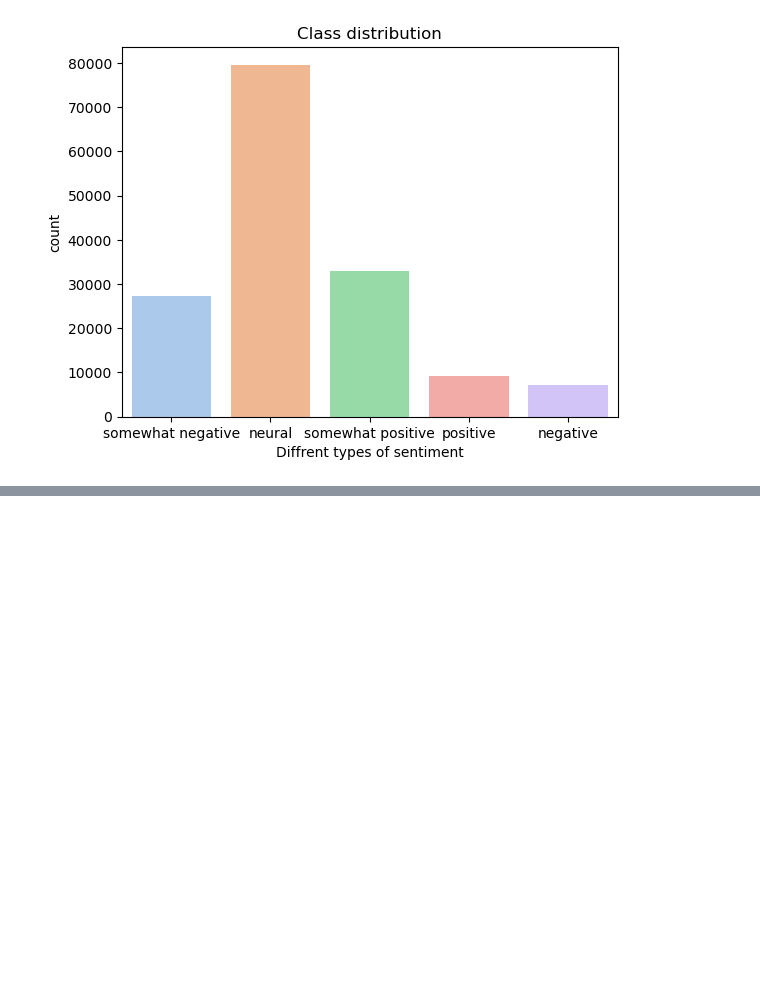
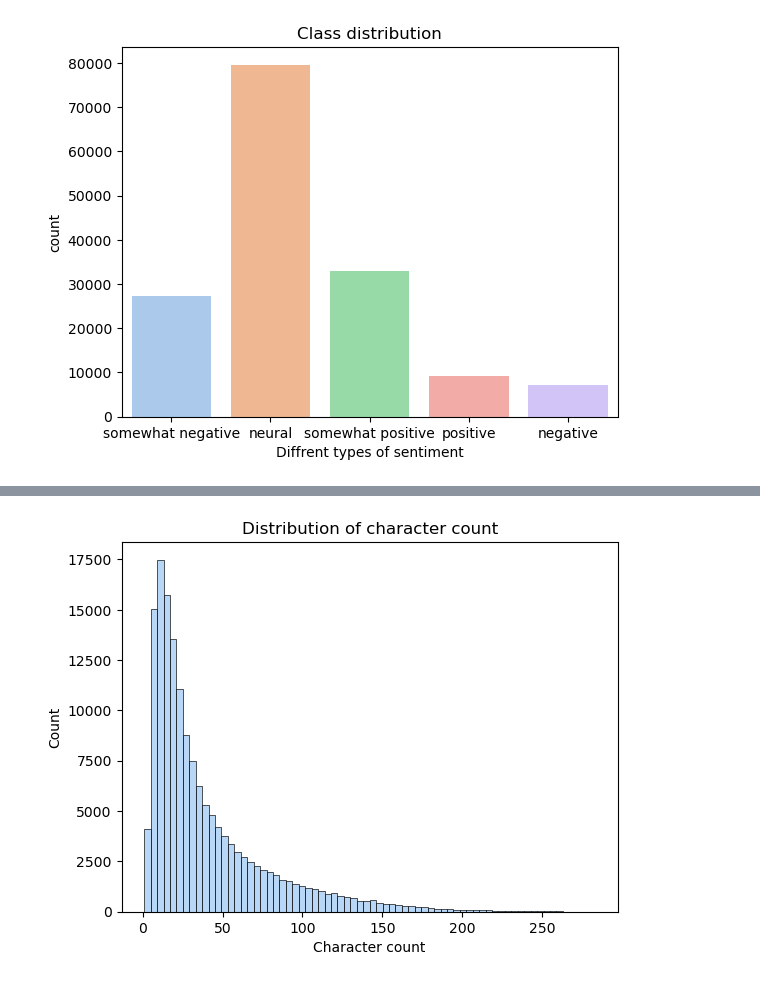
Before and after one commit to trungdung1711/sentiment-analysis-on-movie-reviews, a Jupyter notebook: notebooks/2_data_exploration.ipynb, the cells around one changed output, grey strips where cells are left out. Saved outputs shown, nothing was run; the diff lists cells and outputs as text; code cells hidden in the pictures; blank space fills up the shorter version.

```diff
--- a/notebooks/2_data_exploration.ipynb
+++ b/notebooks/2_data_exploration.ipynb
@@ -115,0 +187,7 @@ plt.show()
+# %%
+sns.histplot(data=word_count_df, x="Character count", color=color(), bins=70)
+
+plt.title("Distribution of character count")
+plt.show()
+# %% [output]
+[figure, added]
```
Also changed, not shown: parts of 23 cells of this notebook.
